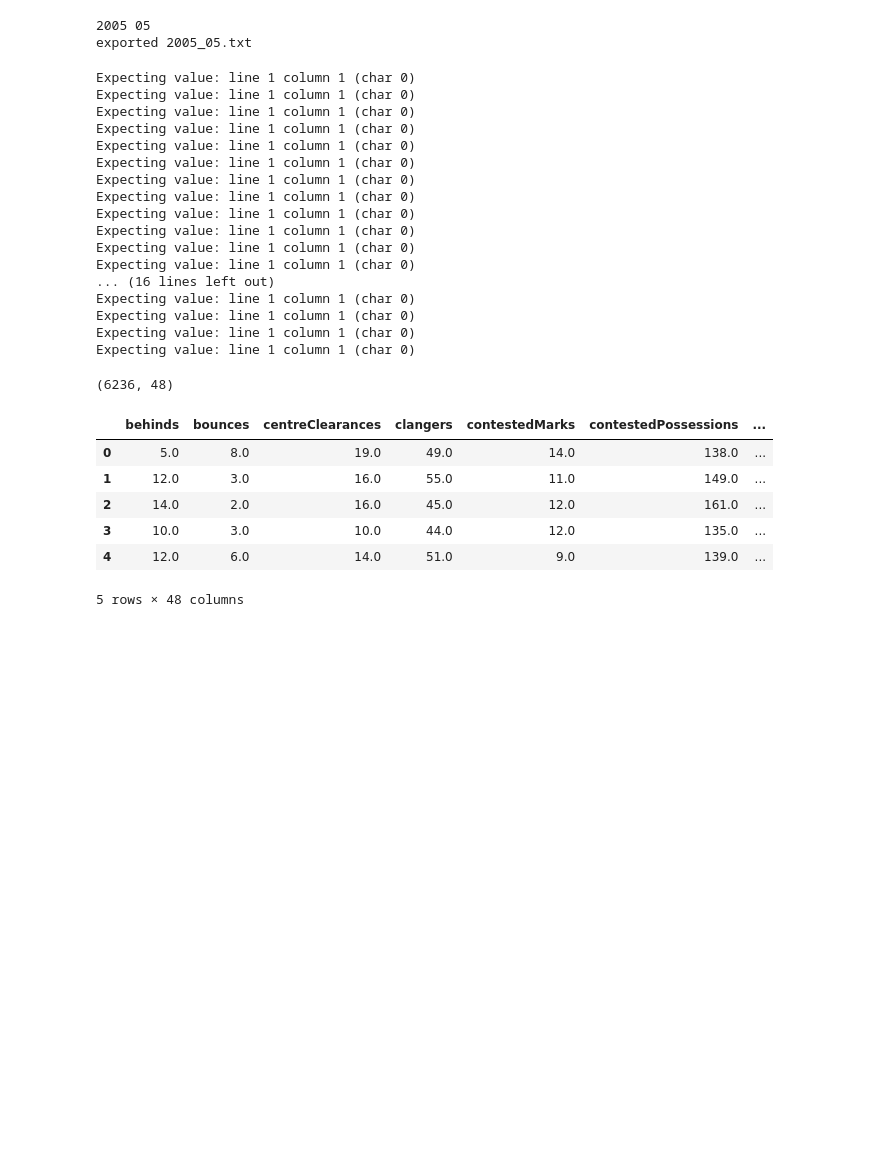
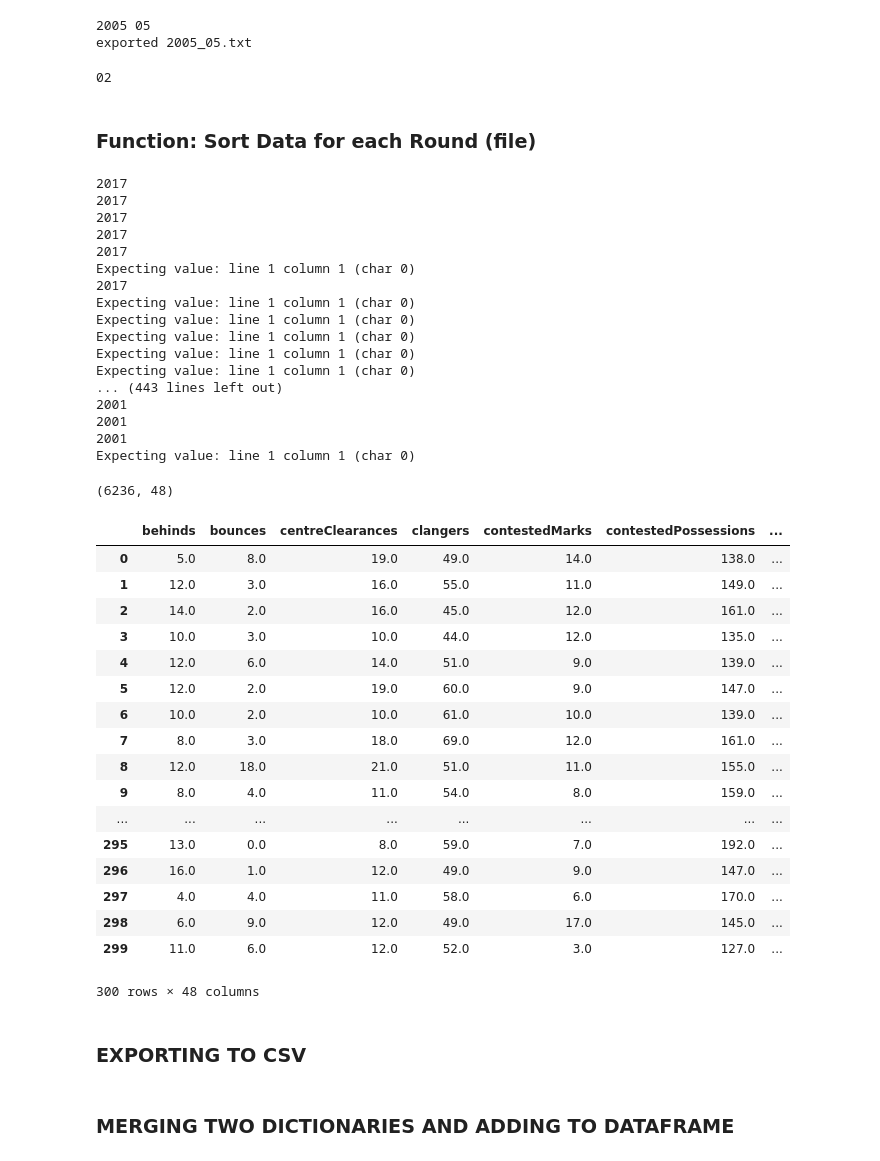
Before and after one commit to ssweeney1988/2015lab2, a Jupyter notebook: Download Scrape.ipynb, the cells around one changed output. Saved outputs shown, nothing was run; the diff lists cells and outputs as text; code cells hidden in the pictures; blank space fills up the shorter version.

```diff
--- a/Download Scrape.ipynb
+++ b/Download Scrape.ipynb
@@ -118,26 +118,33 @@ data_download(current_year,current_round)
 # %% [output]
 2005 05
 exported 2005_05.txt
-# %%
-current_year = '2005'
-current_round = '08'
+# %%
+match_dict= {0:'01',1:'01',2:'02',3:'02', 4:'03',5:'03', 6:'04',7:'04',8:'05',9:'05', 10:'06',11:'06',12:'07',13:'07', 14:'08',15:'08', 16:'09',17:'09'}
+print (match_dict[3])
+# %% [output]
+02
+# %% [markdown]
+### Function: Sort Data for each Round (file)
 # %%
-def structure_data(d, i):
+def structure_data(d, i, _year, _round):
     team_stats= d['team']
     match_stats = d['stats']['totals']
     stats = {**team_stats, **match_stats}
     stats['year'] = _year
     stats['round'] = _round
     # Finding match_id
-    #string formatting mini language
-    match = int(math.ceil(i/2)*2)
-    stats['match_id'] = '_year + _round'
+    #string formatting mini lanuage
+    match_dict= {0:'01',1:'01',2:'02',3:'02', 4:'03',5:'03', 6:'04',7:'04',8:'05',9:'05', 10:'06',11:'06',12:'07',13:'07', 14:'08',15:'08', 16:'09',17:'09'}
+    #match_number = "{0:0=2d}".format(int(math.ceil(i/2)*2))
+    match_number = (match_dict[i])
+    stats['match_id'] = 'CD_M' + _year + '014'+  _round + str(match_number)
+    #CD_M20170140401
     stats['home'] = i % 2 == 0
     stats = {**stats, **stats['clearances']}
     stats.pop('clearances', None)
     return stats
 # %%
-def readfile(_year, _round ):
+def readfile(_year, _round):
     filename= _year  + '_' + _round + '.txt'
     path = 'afl_raw/' + filename
     with open (path) as json_data:
@@ -145,7 +152,7 @@ def readfile(_year, _round ):
         #print (data['lists'])
         this_round = []
         for i, d in enumerate(data['lists']):
-            stats = structure_data(d, i)
+            stats = structure_data(d, i,_year, _round)
             this_round.append(stats)
         return this_round
 # %%
@@ -155,36 +162,50 @@ for current_year in year_list:
         try:
             data = readfile(current_year, current_round)
             mega_list.extend(readfile(current_year, current_round))
+            print (current_year)
         except Exception as e:
             print (e)
 # %% [output]
+2017
+2017
+2017
+2017
+2017
+Expecting value: line 1 column 1 (char 0)
+2017
 Expecting value: line 1 column 1 (char 0)
 Expecting value: line 1 column 1 (char 0)
 Expecting value: line 1 column 1 (char 0)
 Expecting value: line 1 column 1 (char 0)
 Expecting value: line 1 column 1 (char 0)
+... (443 lines left out)
+2001
+2001
+2001
 Expecting value: line 1 column 1 (char 0)
-Expecting value: line 1 column 1 (char 0)
-Expecting value: line 1 column 1 (char 0)
-Expecting value: line 1 column 1 (char 0)
-Expecting value: line 1 column 1 (char 0)
-Expecting value: line 1 column 1 (char 0)
-Expecting value: line 1 column 1 (char 0)
-... (16 lines left out)
-Expecting value: line 1 column 1 (char 0)
-Expecting value: line 1 column 1 (char 0)
-Expecting value: line 1 column 1 (char 0)
-Expecting value: line 1 column 1 (char 0)
 # %%
 df = pd.DataFrame(mega_list)
 print (df.shape)
-df.head()
+df.head(300)
 # %% [output]
 (6236, 48)
 |  | behinds | bounces | centreClearances | clangers | contestedMarks | contestedPossessions | ... |
 | 0 | 5.0 | 8.0 | 19.0 | 49.0 | 14.0 | 138.0 | ... |
 | 1 | 12.0 | 3.0 | 16.0 | 55.0 | 11.0 | 149.0 | ... |
 | 2 | 14.0 | 2.0 | 16.0 | 45.0 | 12.0 | 161.0 | ... |
 | 3 | 10.0 | 3.0 | 10.0 | 44.0 | 12.0 | 135.0 | ... |
 | 4 | 12.0 | 6.0 | 14.0 | 51.0 | 9.0 | 139.0 | ... |
+| 5 | 12.0 | 2.0 | 19.0 | 60.0 | 9.0 | 147.0 | ... |
+| 6 | 10.0 | 2.0 | 10.0 | 61.0 | 10.0 | 139.0 | ... |
+| 7 | 8.0 | 3.0 | 18.0 | 69.0 | 12.0 | 161.0 | ... |
+| 8 | 12.0 | 18.0 | 21.0 | 51.0 | 11.0 | 155.0 | ... |
+| 9 | 8.0 | 4.0 | 11.0 | 54.0 | 8.0 | 159.0 | ... |
+| ... | ... | ... | ... | ... | ... | ... | ... |
+| 295 | 13.0 | 0.0 | 8.0 | 59.0 | 7.0 | 192.0 | ... |
+| 296 | 16.0 | 1.0 | 12.0 | 49.0 | 9.0 | 147.0 | ... |
+| 297 | 4.0 | 4.0 | 11.0 | 58.0 | 6.0 | 170.0 | ... |
+| 298 | 6.0 | 9.0 | 12.0 | 49.0 | 17.0 | 145.0 | ... |
+| 299 | 11.0 | 6.0 | 12.0 | 52.0 | 3.0 | 127.0 | ... |
-5 rows × 48 columns
+300 rows × 48 columns
+# %% [markdown]
+### EXPORTING TO CSV
@@ -191,2 +214,4 @@ df.head()
+# %% [markdown]
+### MERGING TWO DICTIONARIES AND ADDING TO DATAFRAME
 # %% [markdown]
 a = {"b":1, "c": 2}
```
Also changed, not shown: parts of 1 cell of this notebook, 3 other files.
